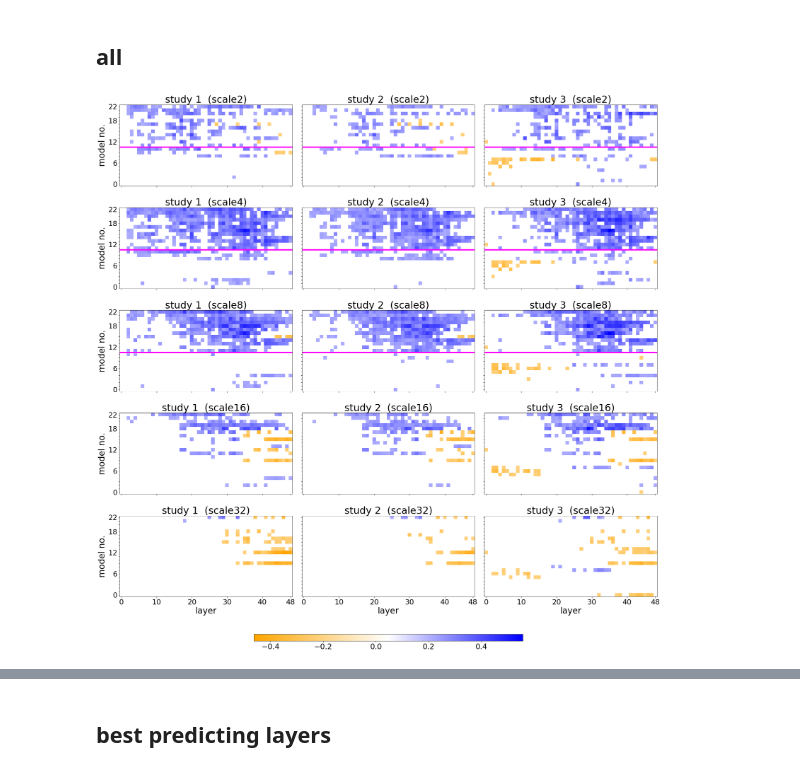
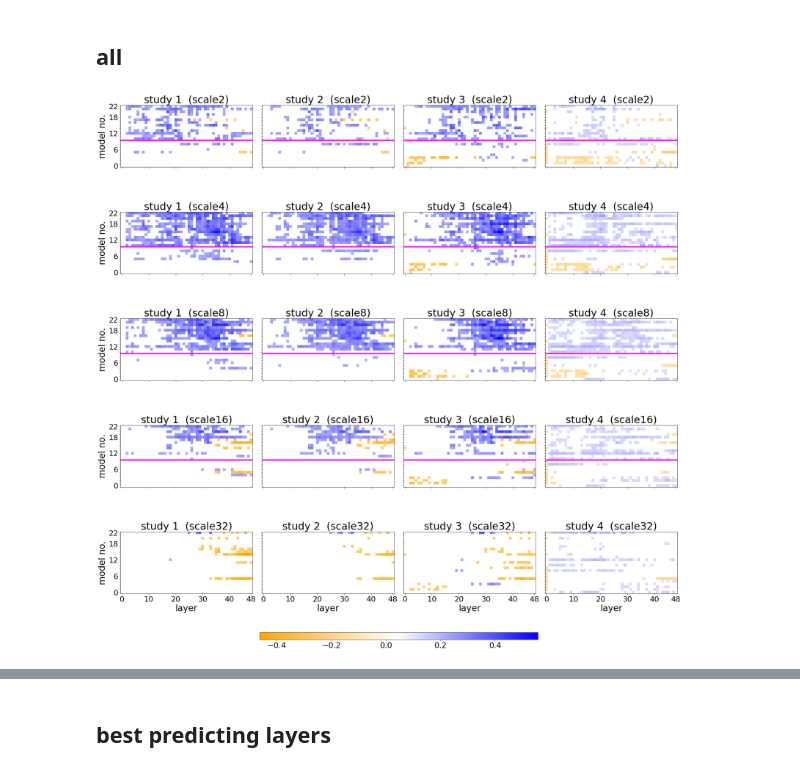
Before and after one commit to toniklenk/analysis-taskonomy, a Jupyter notebook: scripts/ibcorr analysis.ipynb, the cells around one changed output, grey strips where cells are left out. Drawn from its saved outputs; the diff is of its cells as text; code cells hidden in the pictures.

Commit message:
change scriptnames and reworked modelorder

```diff
--- a/scripts/ibcorr analysis.ipynb
+++ b/scripts/ibcorr analysis.ipynb
@@ -365,0 +305,20 @@ fig.colorbar(im, ax=axes, orientation="vertical", fraction=0.2, pad=0.03, shrink
+# %%
+order = (
+    df_ibc_s.loc[
+        (
+            slice(None),
+            ["short presentation", "long presentation", "complexity order"],
+            ["scale2", "scale4", "scale8", "scale16"],
+        )
+    ]
+    .groupby(["model", "study", "scale"])
+    .max()
+    .groupby("model")
+    .sum()
+    .max(axis=1)
+    .argsort()
+)
+
+# model names to numbers mapping
+modelorder = order.sort_values()
+modelorder[-10:].head(10)
@@ -366,9 +340,11 @@ fig.colorbar(im, ax=axes, orientation="vertical", fraction=0.2, pad=0.03, shrink
+# %%
+modelorder = pd.read_pickle(os.path.join(PATH_RESULTS, "model order.pkl"))
 # %% [markdown]
 ## all
 # %%
 # scale x study grid of all-net heatmaps
 fig, axes = plt.subplots(
-    5, 3, figsize=(24, 24), sharex=True, sharey=True, constrained_layout=True
+    5, 4, figsize=(24, 24), sharex=True, sharey=True, constrained_layout=True
 )
 x_ticks = np.concatenate(
     [np.arange(0, df_ibc.columns[-1], 10), np.array([df_ibc.columns[-1]])]
@@ -377,50 +353,49 @@ axtitle_fontsize = 30
 axlabel_fontsize = 26
 axticklabel_fontsize = 22
 
-colors = ["orange", "white", "blue"]
-cmap = mcolors.LinearSegmentedColormap.from_list("custom_diverging", colors)
-# cmap = LinearSegmentedColormap.from_list("blue_magenta", ["blue", "magenta"])
+cmap = mcolors.LinearSegmentedColormap.from_list("custom_diverging", ["orange", "white", "blue"])
 
 yaxticklabels = [
-    modelnum_mapping[i] if i in (0, 6, 12, 18, 22) else " "
-    for i in range(len(modelnum_mapping))
+    modelorder[i] if i in (0, 6, 12, 18, 22) else " "
+    for i in range(len(modelorder))
 ]
 
 for idsc, scale in enumerate(SCALE_NAMES):
-    for idst, study in enumerate(STUDY_NAMES[:-1]):
+    for idst, study in enumerate(STUDY_NAMES):
         ax = axes[idsc, idst]
 
         c = df_ibc_s.loc[(slice(None), study, scale),].iloc[order[::-1], :]
         im = ax.imshow(
             c,
             vmin=df_ibc_s.min().min(),
             vmax=df_ibc_s.max().max(),
             cmap=cmap,  # cmap="PuOr"
         )
 
-        if idsc <= 2:
-            ax.axhline(y=11.5, color="magenta", linewidth=4)
+        if idsc <= 3:
+            ax.axhline(y=12.5, color="magenta", linewidth=4)
         # p = df3.loc[(slice(None), study, scale), :].droplevel(["scale", "study"])
         # ax.contour(p, levels=[0.05], colors='orange', linewidths=5, corner_mask = False)
 
+        # x-axis
         if idsc == 4:
             ax.set_xlabel("layer", fontsize=axlabel_fontsize)
         ax.set_xticks(x_ticks)
         ax.set_xticklabels(x_ticks, fontsize=axticklabel_fontsize)
 
+        # y-axis
         if idst == 0:
             ax.set_ylabel("model no.", fontsize=axlabel_fontsize)
-        ax.set_yticks(modelnum_mapping)
+        ax.set_yticks(modelorder)
         ax.set_yticklabels(yaxticklabels[::-1], fontsize=axticklabel_fontsize)
 
         ax.set_title(
             "study" + " " + str(idst + 1) + "  (" + scale + ")", fontsize=axtitle_fontsize
         )
 cbar = fig.colorbar(im, ax=axes, orientation="horizontal", fraction=0.2, pad=0.03, shrink=0.5)
 #cbar = fig.colorbar(im, ax=axes, orientation="vertical", fraction=0.2, pad=0.03, shrink=0.5)
 #cbar.set_label('Correlation coefficient', fontsize=25)
 cbar.ax.tick_params(labelsize=23)
 # plt.subplots_adjust(hspace=0.2, wspace=.005)
-# plt.tight_layout()
 # %% [output]
-[figure, old version]
+[figure, new version]
```
Also changed, not shown: parts of 10 cells of this notebook, 7 other files.
